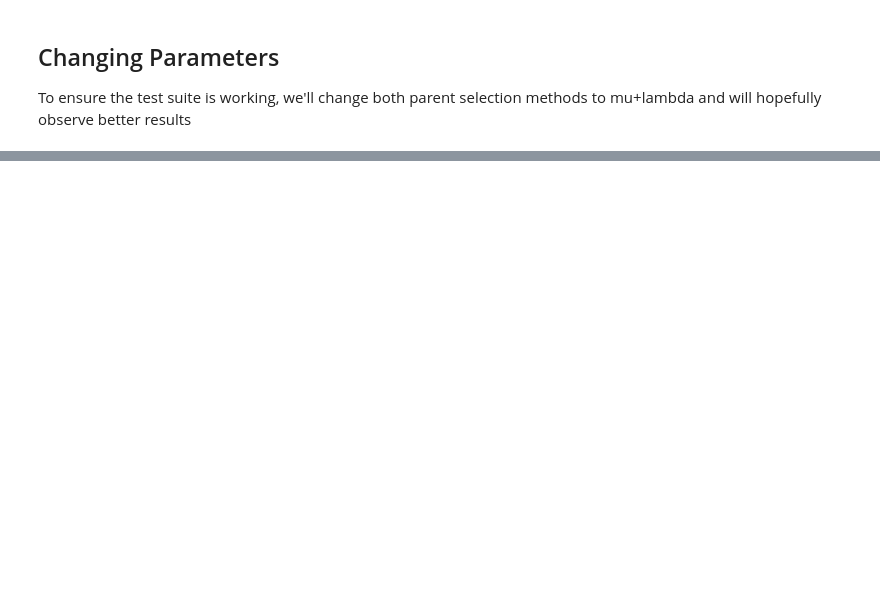
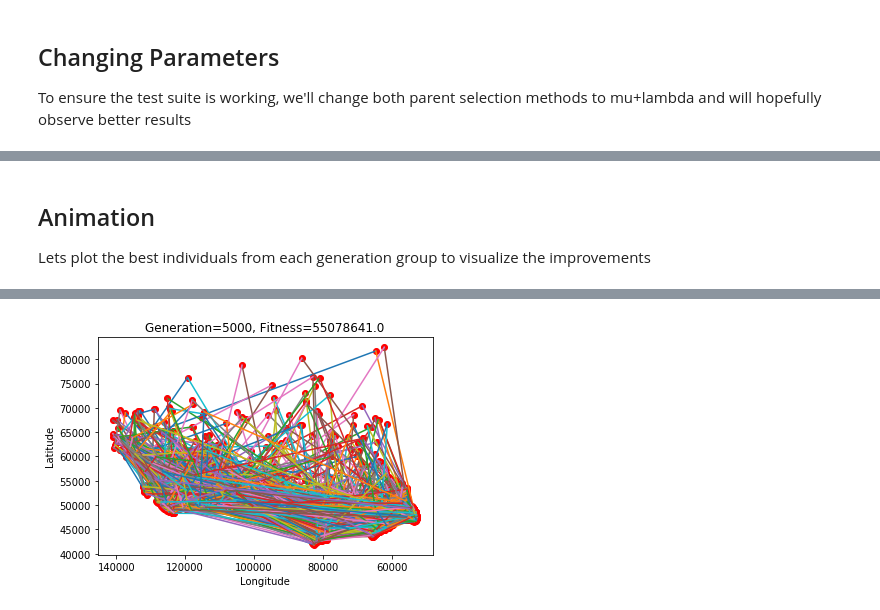
Before and after one commit to Zerocrossing/DRD4-7R, a Jupyter notebook: Presentation.ipynb, the cells around one changed output, grey strips where cells are left out. Saved outputs shown, nothing was run; the diff lists cells and outputs as text; code cells hidden in the pictures; blank space fills up the shorter version.

Commit message:
Notebook file now displays animation

```diff
--- a/Presentation.ipynb
+++ b/Presentation.ipynb
@@ -214,0 +219,12 @@ Total Time:     11.55 seconds
+# %% [markdown]
+## Animation
+Lets plot the best individuals from each generation group to visualize the improvements
+# %%
+from matplotlib import animation, rc
+from IPython.display import HTML
+
+animator = Animation(data, mu_lambda_tsp.history["best_individual"], mu_lambda_tsp.history["ani_fitness"], mu_lambda_tsp.history["ani_generation"])
+ani = animation.FuncAnimation(animator.fig, animator.animate, init_func=animator.init,
+                                       frames=len(animator.history), interval=1000, blit=True)
+HTML(ani.to_html5_video())
+# %% [output]
@@ -214,0 +232 @@ Total Time:     11.55 seconds
+[figure, added]
```
Also changed, not shown: parts of 8 cells of this notebook.
